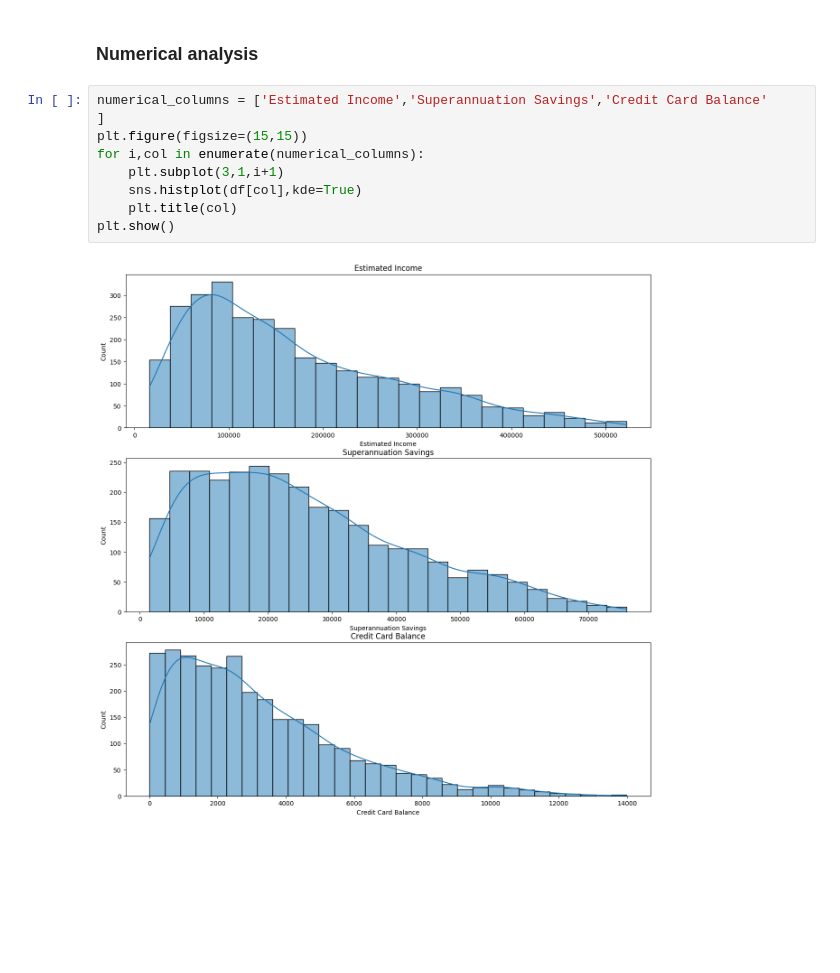
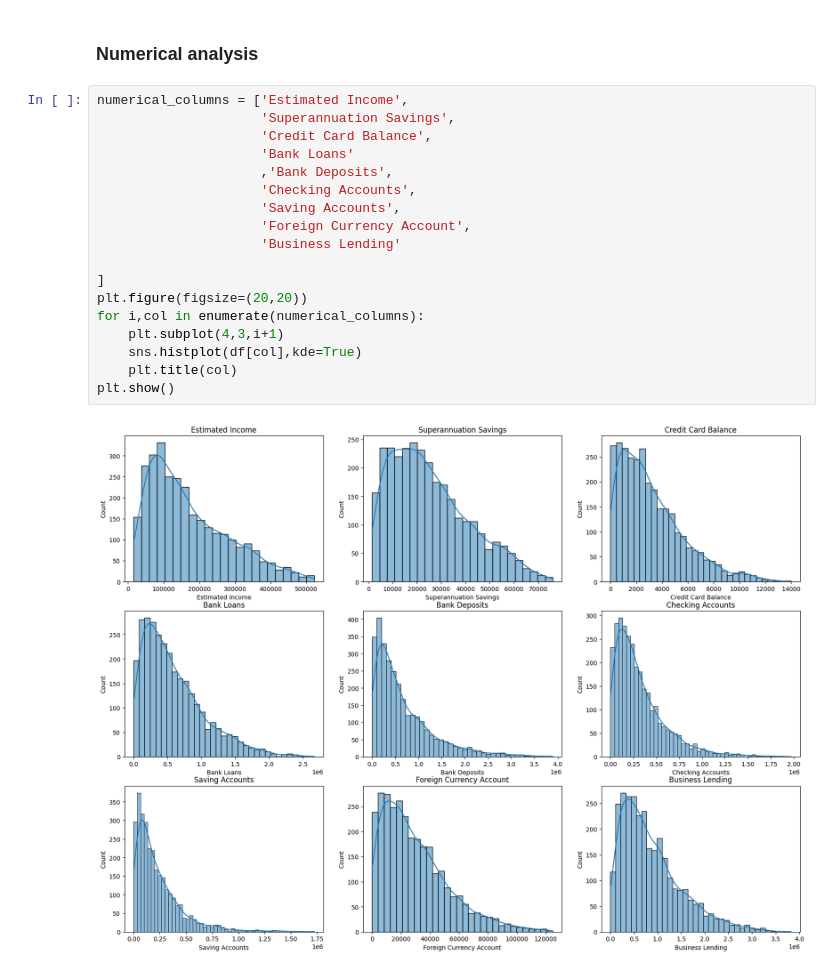
Before and after one commit to RealElvince/banking-EDA, a Jupyter notebook: notebooks/banking_EDA.ipynb, the cells around one changed output. Cells and saved outputs as stored; diff of their text form; blank space fills up the shorter version.

Commit message:
histogram plotting

```diff
--- a/notebooks/banking_EDA.ipynb
+++ b/notebooks/banking_EDA.ipynb
@@ -243,13 +243,22 @@ for i,col in enumerate(category_cols):
 # %% [markdown]
 ### Numerical analysis
 # %%
-numerical_columns = ['Estimated Income','Superannuation Savings','Credit Card Balance'
+numerical_columns = ['Estimated Income',
+                     'Superannuation Savings',
+                     'Credit Card Balance',
+                     'Bank Loans'
+                     ,'Bank Deposits',
+                     'Checking Accounts',
+                     'Saving Accounts',
+                     'Foreign Currency Account',
+                     'Business Lending'
+
 ]
-plt.figure(figsize=(15,15))
+plt.figure(figsize=(20,20))
 for i,col in enumerate(numerical_columns):
-    plt.subplot(3,1,i+1)
+    plt.subplot(4,3,i+1)
     sns.histplot(df[col],kde=True)
     plt.title(col)
 plt.show()
 # %% [output]
-[figure, old version]
+[figure, new version]
```
